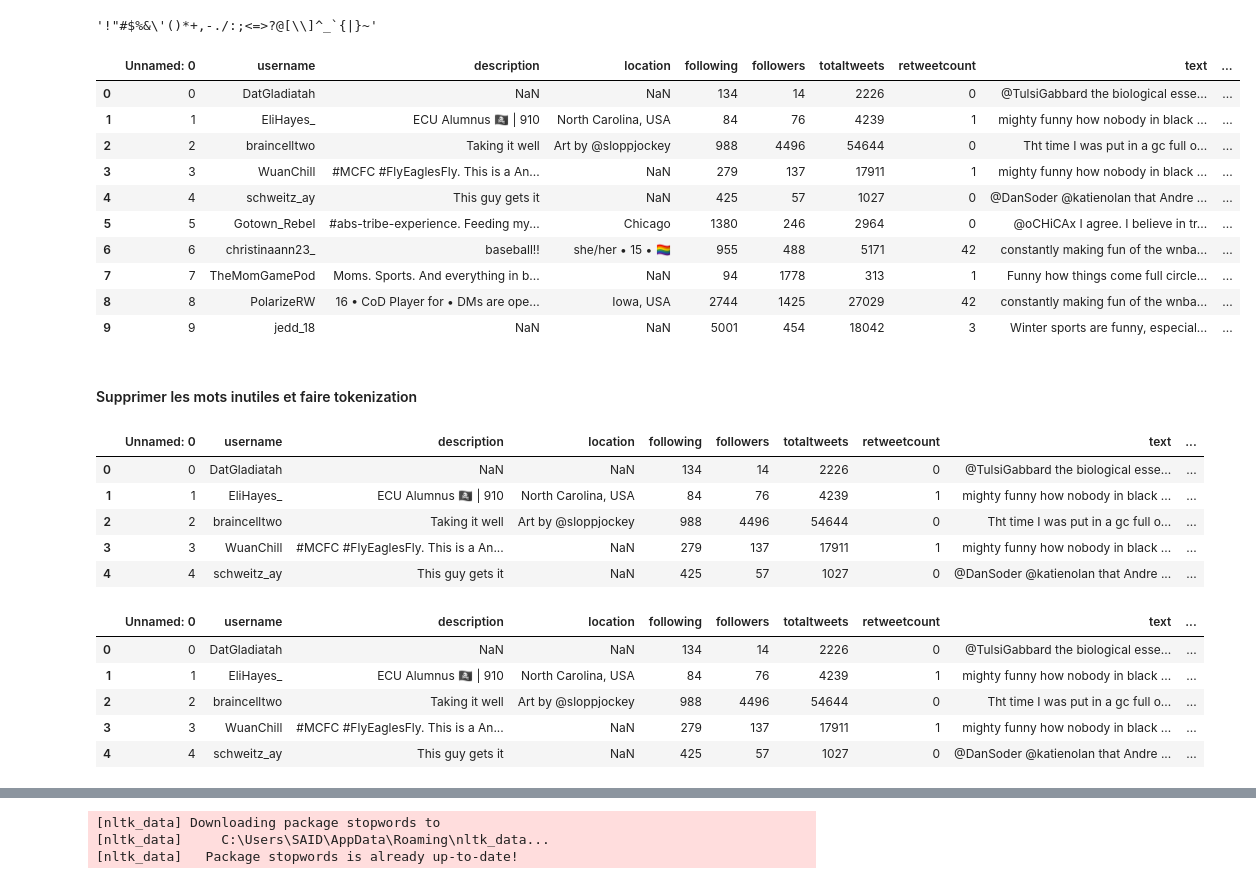
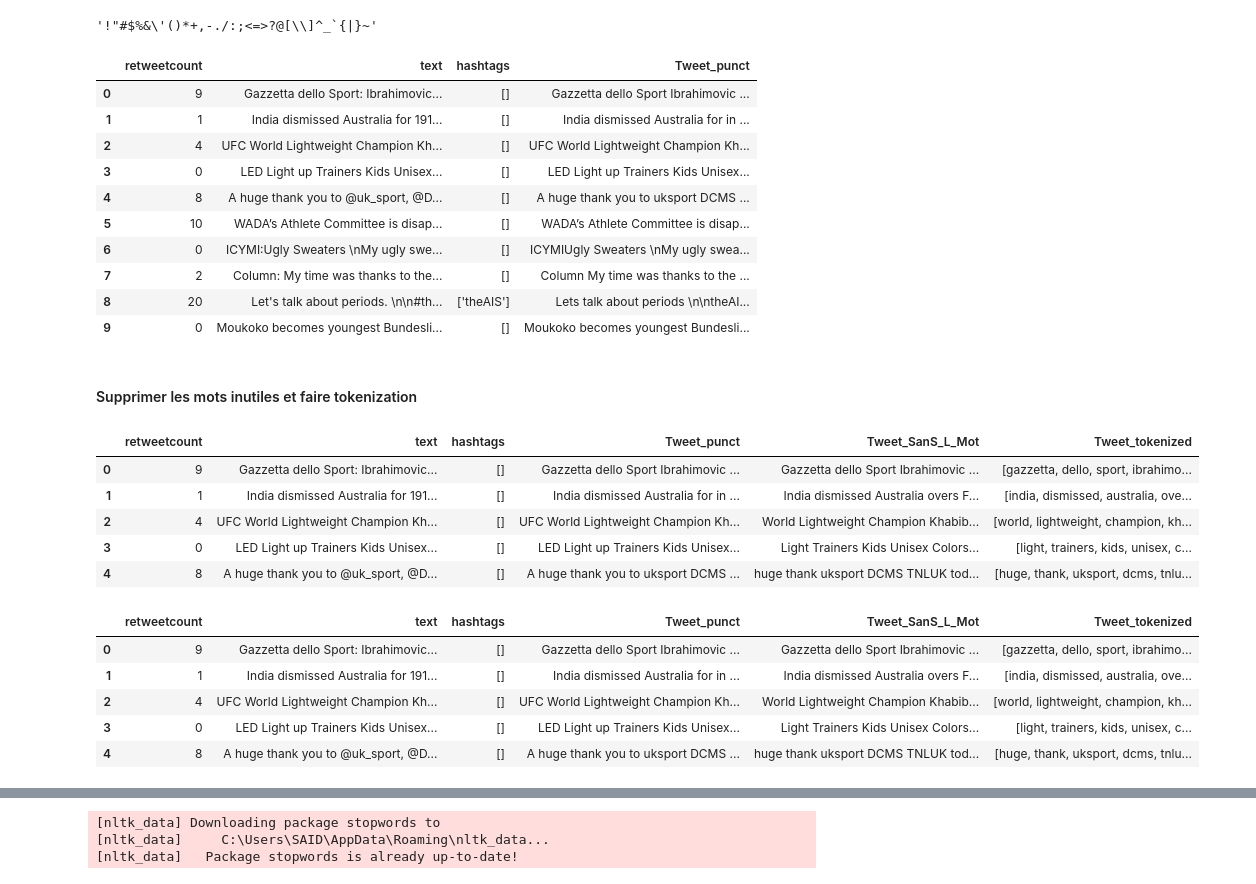
Before and after one commit to said-debug/projet_DataMining, a Jupyter notebook: Project_twiter.ipynb, the cells around one changed output, grey strips where cells are left out. Drawn from its saved outputs; the diff is of its cells as text; code cells hidden in the pictures.

```diff
--- a/Project_twiter.ipynb
+++ b/Project_twiter.ipynb
@@ -165,7 +177,9 @@ def printtweetdata(n, ith_tweet):
 # %%
 df_1= pd.read_csv('Datasettweets1.csv')
 df=pd.read_csv('Datasettweets.csv')
-df_final=pd.concat([df, df_1], ignore_index=True)
+df_2=pd.read_csv('tweets.csv')
+df_final1=pd.concat([df, df_1], ignore_index=True)
+df_final=pd.concat([df_2, df_final1], ignore_index=True)
 print(df_final.shape)
 df_final.head()
 # %% [output]
@@ -195,8 +211,8 @@ to_drop = ['Unnamed: 0',
            'followers',
            'totaltweets']
 #Eliminer les colonnes dans la liste de to_drop du dataframe df
-df.drop(to_drop, inplace=True, axis=1)
+df_final.drop(to_drop, inplace=True, axis=1)
 #Afficherle résultat
-df.head()
+df_final.head()
 # %% [output]
 |  | retweetcount | text | hashtags |
@@ -220,56 +236,56 @@ string.punctuation
 # %%
 def remove_punct(text_t):
     text_t = "".join([char for char in text_t if char not in string.punctuation])
     text_t = re.sub('[0-9]+', '', text_t)
 
 
 
 
 
     return text_t
 
-df['Tweet_punct'] = df['text'].apply(lambda x: remove_punct(x))
-df.head(10)
+df_final['Tweet_punct'] = df_final['text'].apply(lambda x: remove_punct(x))
+df_final.head(10)
 # %% [output]
-|  | Unnamed: 0 | username | description | location | following | followers | totaltweets | retweetcount | text | ... |
-| 0 | 0 | DatGladiatah | NaN | NaN | 134 | 14 | 2226 | 0 | @TulsiGabbard the biological esse... | ... |
-| 1 | 1 | EliHayes_ | ECU Alumnus 🏴‍☠️ | 910 | North Carolina, USA | 84 | 76 | 4239 | 1 | mighty funny how nobody in black ... | ... |
-| 2 | 2 | braincelltwo | Taking it well | Art by @sloppjockey | 988 | 4496 | 54644 | 0 | Tht time I was put in a gc full o... | ... |
-| 3 | 3 | WuanChill | #MCFC #FlyEaglesFly. This is a An... | NaN | 279 | 137 | 17911 | 1 | mighty funny how nobody in black ... | ... |
-| 4 | 4 | schweitz_ay | This guy gets it | NaN | 425 | 57 | 1027 | 0 | @DanSoder @katienolan that Andre ... | ... |
-| 5 | 5 | Gotown_Rebel | #abs-tribe-experience. Feeding my... | Chicago | 1380 | 246 | 2964 | 0 | @oCHiCAx I agree. I believe in tr... | ... |
-| 6 | 6 | christinaann23_ | baseball!! | she/her • 15 • 🏳️‍🌈 | 955 | 488 | 5171 | 42 | constantly making fun of the wnba... | ... |
-| 7 | 7 | TheMomGamePod | Moms. Sports. And everything in b... | NaN | 94 | 1778 | 313 | 1 | Funny how things come full circle... | ... |
-| 8 | 8 | PolarizeRW | 16 • CoD Player for • DMs are ope... | Iowa, USA | 2744 | 1425 | 27029 | 42 | constantly making fun of the wnba... | ... |
-| 9 | 9 | jedd_18 | NaN | NaN | 5001 | 454 | 18042 | 3 | Winter sports are funny, especial... | ... |
+|  | retweetcount | text | hashtags | Tweet_punct |
+| 0 | 9 | Gazzetta dello Sport: Ibrahimovic... | [] | Gazzetta dello Sport Ibrahimovic ... |
+| 1 | 1 | India dismissed Australia for 191... | [] | India dismissed Australia for in ... |
+| 2 | 4 | UFC World Lightweight Champion Kh... | [] | UFC World Lightweight Champion Kh... |
+| 3 | 0 | LED Light up Trainers Kids Unisex... | [] | LED Light up Trainers Kids Unisex... |
+| 4 | 8 | A huge thank you to @uk_sport, @D... | [] | A huge thank you to uksport DCMS ... |
+| 5 | 10 | WADA’s Athlete Committee is disap... | [] | WADA’s Athlete Committee is disap... |
+| 6 | 0 | ICYMI:Ugly Sweaters \nMy ugly swe... | [] | ICYMIUgly Sweaters \nMy ugly swea... |
+| 7 | 2 | Column: My time was thanks to the... | [] | Column My time was thanks to the ... |
+| 8 | 20 | Let's talk about periods. \n\n#th... | ['theAIS'] | Lets talk about periods \n\ntheAI... |
+| 9 | 0 | Moukoko becomes youngest Bundesli... | [] | Moukoko becomes youngest Bundesli... |
 # %% [markdown]
 <h4> Supprimer les mots inutiles et faire tokenization </h4>
 # %%
 
-df['Tweet_SanS_L_Mot'] = df['Tweet_punct'].apply(lambda x: ' '.join([w for w in x.split() if len(w)>3]))
+df_final['Tweet_SanS_L_Mot'] = df_final['Tweet_punct'].apply(lambda x: ' '.join([w for w in x.split() if len(w)>3]))
 def tokenization(text):
     text = re.split(' ', text)
     return text
 
-df['Tweet_tokenized'] = df['Tweet_SanS_L_Mot'].apply(lambda x: tokenization(x.lower()))
+df_final['Tweet_tokenized'] = df_final['Tweet_SanS_L_Mot'].apply(lambda x: tokenization(x.lower()))
 
-df.head()
+df_final.head()
 # %% [output]
-|  | Unnamed: 0 | username | description | location | following | followers | totaltweets | retweetcount | text | ... |
-| 0 | 0 | DatGladiatah | NaN | NaN | 134 | 14 | 2226 | 0 | @TulsiGabbard the biological esse... | ... |
-| 1 | 1 | EliHayes_ | ECU Alumnus 🏴‍☠️ | 910 | North Carolina, USA | 84 | 76 | 4239 | 1 | mighty funny how nobody in black ... | ... |
-| 2 | 2 | braincelltwo | Taking it well | Art by @sloppjockey | 988 | 4496 | 54644 | 0 | Tht time I was put in a gc full o... | ... |
-| 3 | 3 | WuanChill | #MCFC #FlyEaglesFly. This is a An... | NaN | 279 | 137 | 17911 | 1 | mighty funny how nobody in black ... | ... |
-| 4 | 4 | schweitz_ay | This guy gets it | NaN | 425 | 57 | 1027 | 0 | @DanSoder @katienolan that Andre ... | ... |
+|  | retweetcount | text | hashtags | Tweet_punct | Tweet_SanS_L_Mot | Tweet_tokenized |
+| 0 | 9 | Gazzetta dello Sport: Ibrahimovic... | [] | Gazzetta dello Sport Ibrahimovic ... | Gazzetta dello Sport Ibrahimovic ... | [gazzetta, dello, sport, ibrahimo... |
+| 1 | 1 | India dismissed Australia for 191... | [] | India dismissed Australia for in ... | India dismissed Australia overs F... | [india, dismissed, australia, ove... |
+| 2 | 4 | UFC World Lightweight Champion Kh... | [] | UFC World Lightweight Champion Kh... | World Lightweight Champion Khabib... | [world, lightweight, champion, kh... |
+| 3 | 0 | LED Light up Trainers Kids Unisex... | [] | LED Light up Trainers Kids Unisex... | Light Trainers Kids Unisex Colors... | [light, trainers, kids, unisex, c... |
+| 4 | 8 | A huge thank you to @uk_sport, @D... | [] | A huge thank you to uksport DCMS ... | huge thank uksport DCMS TNLUK tod... | [huge, thank, uksport, dcms, tnlu... |
 # %%
-df.head()
+df_final.head()
 # %% [output]
-|  | Unnamed: 0 | username | description | location | following | followers | totaltweets | retweetcount | text | ... |
-| 0 | 0 | DatGladiatah | NaN | NaN | 134 | 14 | 2226 | 0 | @TulsiGabbard the biological esse... | ... |
-| 1 | 1 | EliHayes_ | ECU Alumnus 🏴‍☠️ | 910 | North Carolina, USA | 84 | 76 | 4239 | 1 | mighty funny how nobody in black ... | ... |
-| 2 | 2 | braincelltwo | Taking it well | Art by @sloppjockey | 988 | 4496 | 54644 | 0 | Tht time I was put in a gc full o... | ... |
-| 3 | 3 | WuanChill | #MCFC #FlyEaglesFly. This is a An... | NaN | 279 | 137 | 17911 | 1 | mighty funny how nobody in black ... | ... |
-| 4 | 4 | schweitz_ay | This guy gets it | NaN | 425 | 57 | 1027 | 0 | @DanSoder @katienolan that Andre ... | ... |
+|  | retweetcount | text | hashtags | Tweet_punct | Tweet_SanS_L_Mot | Tweet_tokenized |
+| 0 | 9 | Gazzetta dello Sport: Ibrahimovic... | [] | Gazzetta dello Sport Ibrahimovic ... | Gazzetta dello Sport Ibrahimovic ... | [gazzetta, dello, sport, ibrahimo... |
+| 1 | 1 | India dismissed Australia for 191... | [] | India dismissed Australia for in ... | India dismissed Australia overs F... | [india, dismissed, australia, ove... |
+| 2 | 4 | UFC World Lightweight Champion Kh... | [] | UFC World Lightweight Champion Kh... | World Lightweight Champion Khabib... | [world, lightweight, champion, kh... |
+| 3 | 0 | LED Light up Trainers Kids Unisex... | [] | LED Light up Trainers Kids Unisex... | Light Trainers Kids Unisex Colors... | [light, trainers, kids, unisex, c... |
+| 4 | 8 | A huge thank you to @uk_sport, @D... | [] | A huge thank you to uksport DCMS ... | huge thank uksport DCMS TNLUK tod... | [huge, thank, uksport, dcms, tnlu... |
 # %%
 !pip install nltk
 # %% [output]
```
Also changed, not shown: parts of 16 cells of this notebook, 2 other files.
